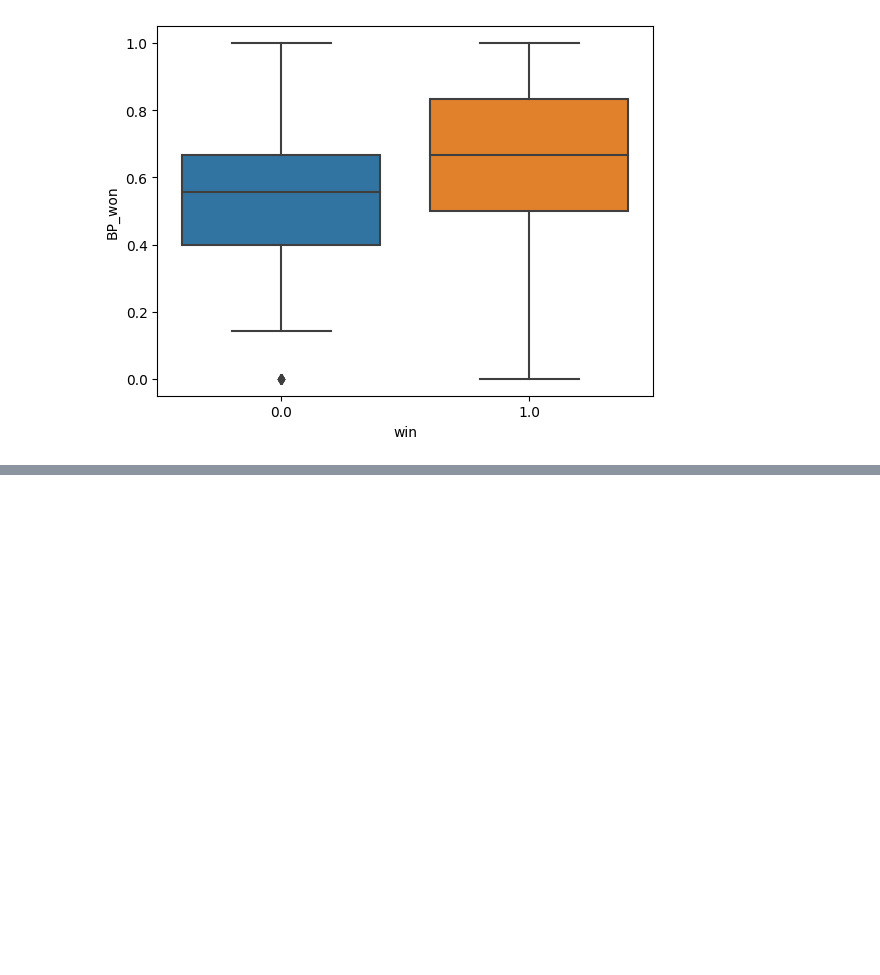
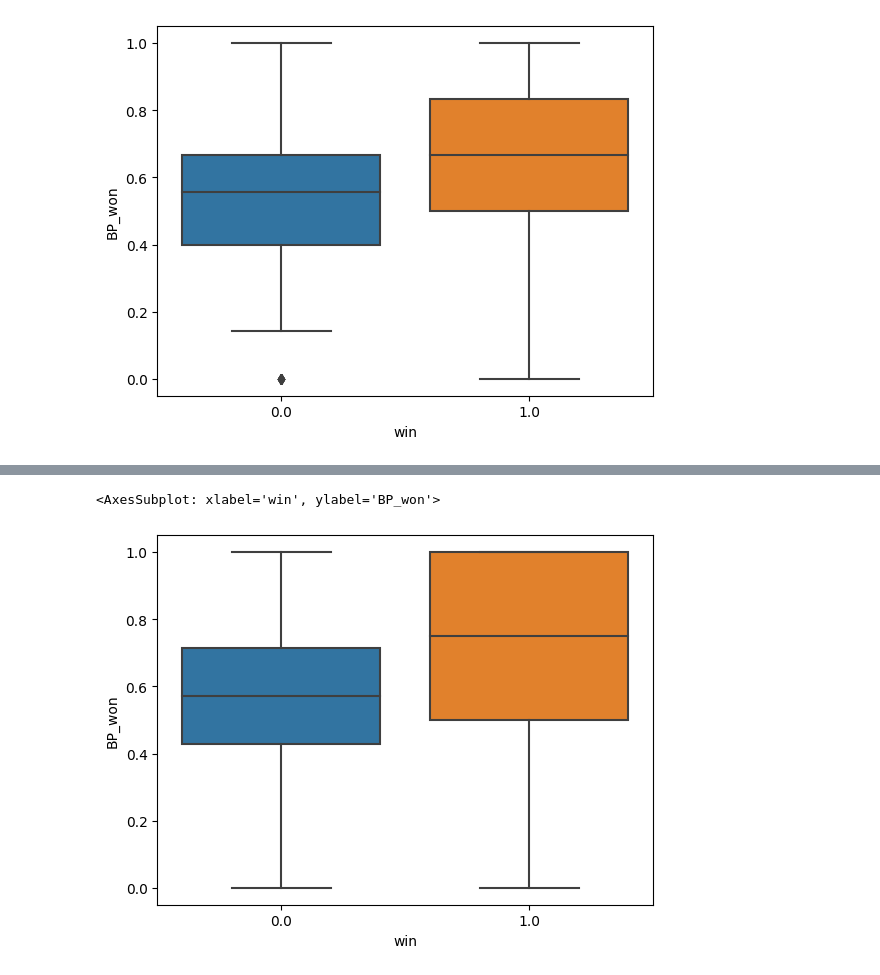
Before and after one commit to MarinaGrad/SF-data-science22, a Jupyter notebook: homework/Tennis_homework/tennis_notebook_MGHW.ipynb, the cells around one changed output, grey strips where cells are left out. Saved outputs shown, nothing was run; the diff lists cells and outputs as text; code cells hidden in the pictures; blank space fills up the shorter version.

```diff
--- a/homework/Tennis_homework/tennis_notebook_MGHW.ipynb
+++ b/homework/Tennis_homework/tennis_notebook_MGHW.ipynb
@@ -193,0 +237,10 @@ sns.boxplot(data=BP_data, x='win', y='BP_won')
+# %%
+sampras_bPlose = pd.concat([(sampras_lose['l_bpSaved']/sampras_lose['l_bpFaced']).reset_index(drop=True),
+                       pd.Series(np.zeros_like(sampras_lose['l_bpSaved']), name='win')], axis=1)
+# %%
+sampras_bPlose = sampras_bPlose.rename(columns={0: 'BP_won'})
+# %%
+BP_data_sampras = pd.concat([sampras_bPwin, sampras_bPlose])
+# %%
+BP_data_sampras = BP_data_sampras.reset_index(drop=True)
+BP_data_sampras
@@ -193,0 +261,5 @@ sns.boxplot(data=BP_data, x='win', y='BP_won')
+# %%
+sns.boxplot(data=BP_data_sampras, x='win', y='BP_won')
+# %% [output]
+<AxesSubplot: xlabel='win', ylabel='BP_won'>
+[figure, added]
```
Also changed, not shown: parts of 28 cells of this notebook.
